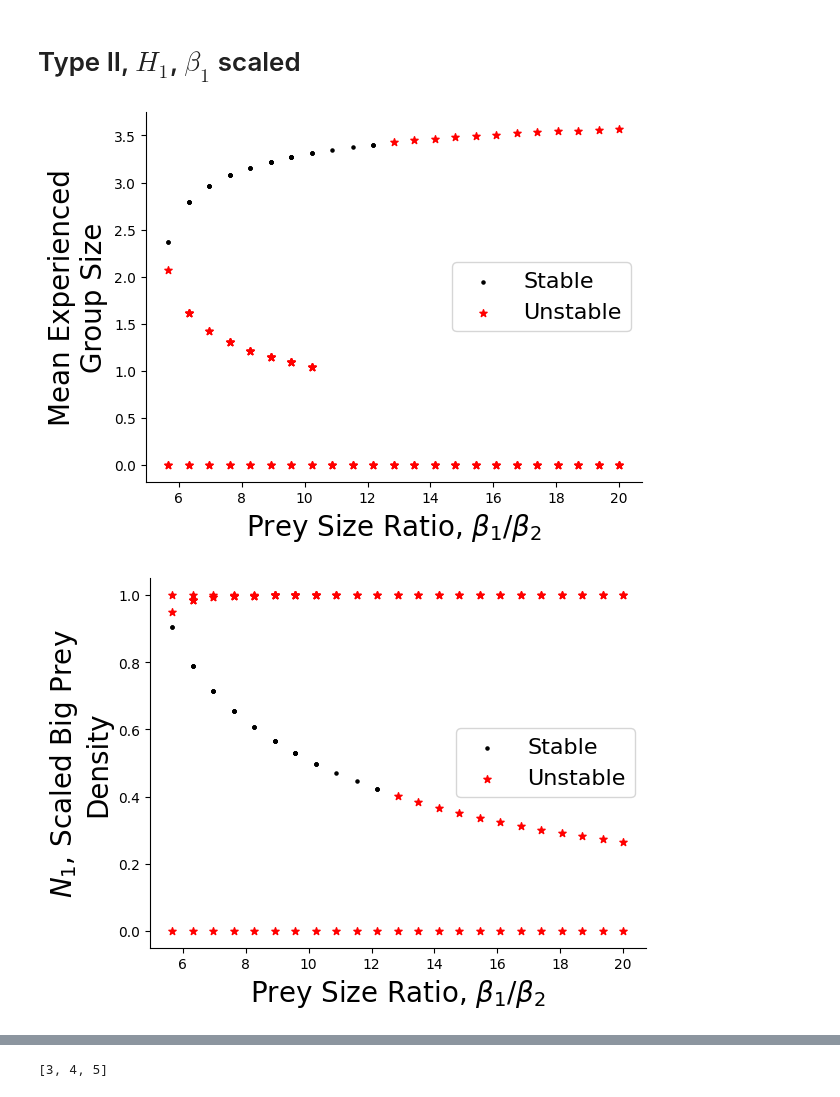
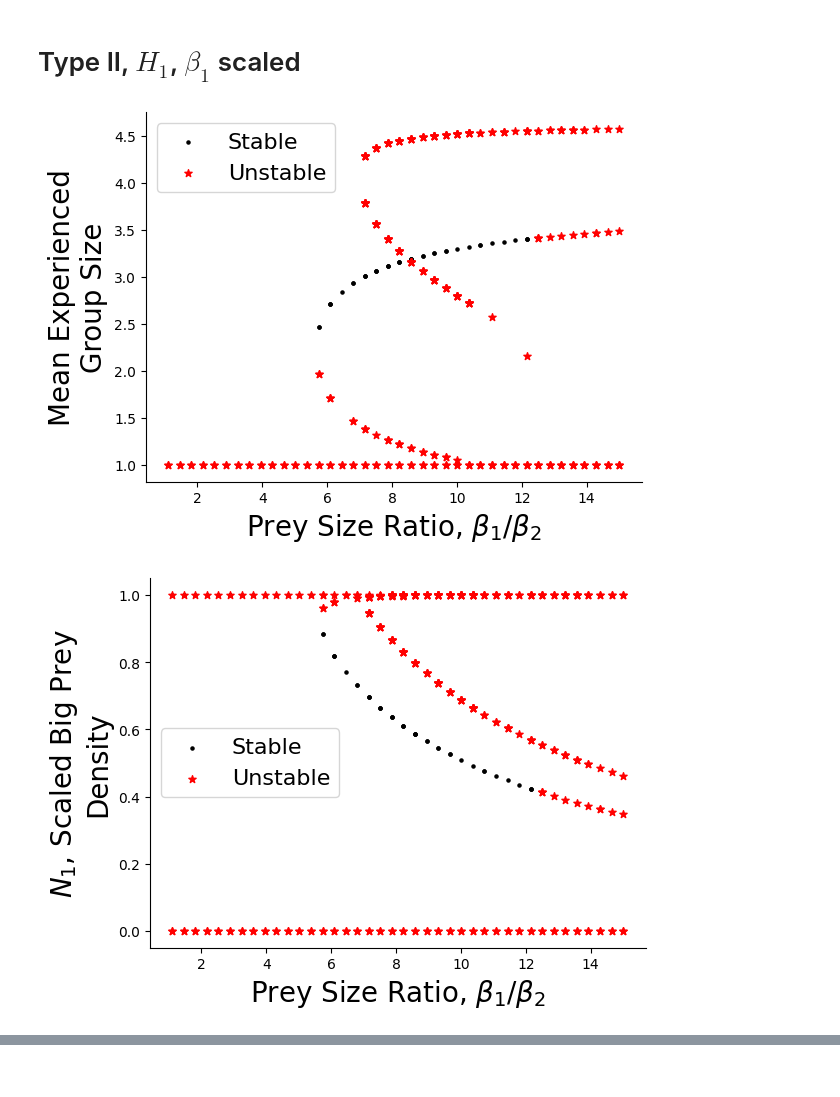
Before and after one commit to taliaborofsky/AdaptiveDynamics_CH_RS, a Jupyter notebook: Bifurcation.ipynb, the cells around one changed output, grey strips where cells are left out. Cells and saved outputs as stored; diff of their text form; code cells hidden in the pictures.

Commit message:
fixed up bif diagrams

```diff
--- a/Bifurcation.ipynb
+++ b/Bifurcation.ipynb
@@ -181,13 +212,30 @@ def get_bif_diagram_input(param_key, param_vec, num_init = 30, num_perturbations
 
         # find equilibria starting from initialpoints and perturbed_pts. already checked for uniqueness
         # each row has N1, N2, g(1), .. g(x_max), \bar{x}
-        equilibria = get_equilibria_from_init_pts(init_pts, **params.copy())
-        if np.size(equilibria) > 0:
-            out = store_equilibria_and_perturb(param, equilibria, stable_points, unstable_points,
-                                           params, num_perturbations, perturb_strength)
+        coexist_equilibria = get_equilibria_from_init_pts(init_pts, **params.copy())
+
+        # add big prey extinct equilibria
+        coexist_and_big_prey_extinct_equilibria = get_equilibria_from_init_pts_i_extinct(
+            coexist_equilibria, init_pts,1,**params.copy()
+        )
+        # add small prey extinct equilibria using initpts
+        pred_not_extinct_equilibria = get_equilibria_from_init_pts_i_extinct(
+            coexist_and_big_prey_extinct_equilibria, init_pts,2,**params.copy()
+        )
+
+        # below with this new big list
+
+        if np.size(pred_not_extinct_equilibria) > 0:
+            out = store_equilibria_and_perturb(
+                param, pred_not_extinct_equilibria, stable_points, unstable_points,
+                                           params, num_perturbations, perturb_strength
+            )
             stable_points, unstable_points, perturbed_pts  = out
 
-        # now i need to check predator extinction equilibria
+        stable_points, unstable_points = store_pred_extinction_equilibria(
+                                        stable_points, unstable_points,
+                                        param, params
+        )
 
     # Convert to numpy arrays for easier manipulation
     stable_points = np.array(stable_points)
@@ -279,9 +342,9 @@ params_base = dict(η1 = 0.2, η2 = 0.5, A = 0.5, β1 = 8, β2 = 1, H1=H, H2=H,
                   x_max = x_max, d = 10,
                  Tx = .01, pop_process = True)
 # %%
-stable_points, unstable_points = get_bif_diagram_input('scale', np.linspace(1.1,20,30),
-                          **params_base, num_init = 40)
+stable_points, unstable_points = get_bif_diagram_input('scale', np.linspace(1.1,15,40),
+                          **params_base, num_init = 25)
 figx, figN1, figN2 = plot_bif_diagram(stable_points, unstable_points, xlab = "Prey Size Ratio, " + r'$\beta_1/\beta_2$')
 # %% [output]
-[figure, old version]
+[figure, new version]
-[figure, old version]
+[figure, new version]
@@ -289,4 +351,0 @@ figx, figN1, figN2 = plot_bif_diagram(stable_points, unstable_points, xlab = "Pr
-# %%
-c
-# %% [output]
-[3, 4, 5]
```
Also changed, not shown: parts of 17 cells of this notebook, 6 other files.
